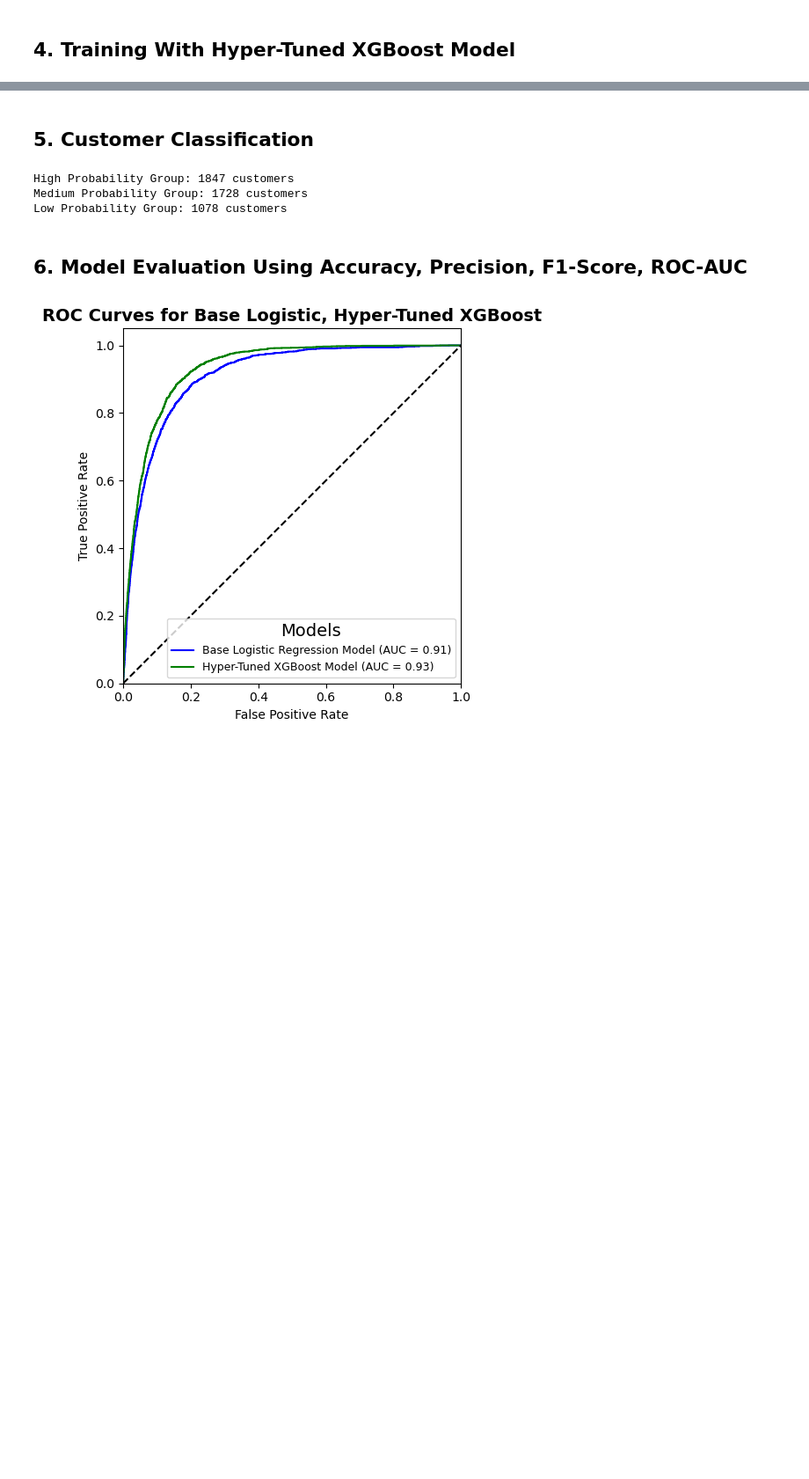
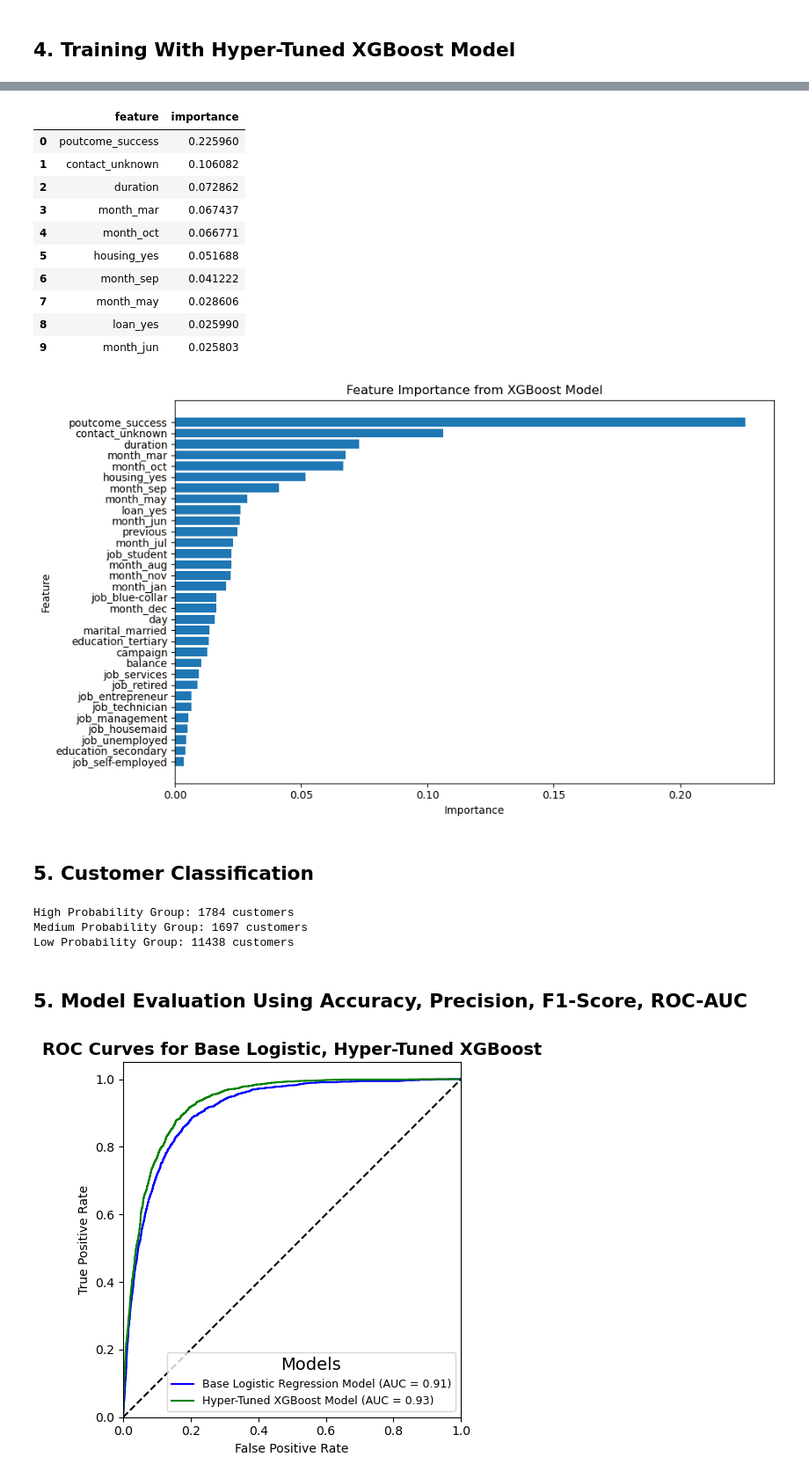
Before and after one commit to annugit1655/Bank-TeleMarketing, a Jupyter notebook: notebooks/07-model-tuning.ipynb, the cells around one changed output, grey strips where cells are left out. Shown at 88% size. Saved outputs shown, nothing was run; the diff lists cells and outputs as text; code cells hidden in the pictures; blank space fills up the shorter version.

```diff
--- a/notebooks/07-model-tuning.ipynb
+++ b/notebooks/07-model-tuning.ipynb
@@ -316,4 +316,38 @@ Balanced accuracy: 0.8605
 weighted avg       0.92      0.85      0.87     14919
+# %%
+# Feature Importance by fine-tuned model
+
+feature_importance_df = pd.DataFrame({
+    'feature': best_xgb.feature_names_in_.tolist(),
+    'importance': best_xgb.feature_importances_.tolist()
+})
+
+feature_importance_df = feature_importance_df.sort_values(by='importance', ascending=False).reset_index(drop=True)
+display(feature_importance_df[:10])
+
+# Visualize Feature Importance
+fig, ax = plt.subplots(figsize=(10, 6))
+ax.barh(feature_importance_df['feature'], feature_importance_df['importance'])
+ax.set_xlabel('Importance')
+ax.set_ylabel('Feature')
+ax.set_title('Feature Importance from XGBoost Model')
+ax.invert_yaxis()  # Invert y-axis to have the most important feature on top
+
+plt.tight_layout()
+plt.show()
+# %% [output]
+|  | feature | importance |
+| 0 | poutcome_success | 0.225960 |
+| 1 | contact_unknown | 0.106082 |
+| 2 | duration | 0.072862 |
+| 3 | month_mar | 0.067437 |
+| 4 | month_oct | 0.066771 |
+| 5 | housing_yes | 0.051688 |
+| 6 | month_sep | 0.041222 |
+| 7 | month_may | 0.028606 |
+| 8 | loan_yes | 0.025990 |
+| 9 | month_jun | 0.025803 |
+[figure, added]
 # %% [markdown]
 ## **5. Customer Classification**
 # %%
@@ -334,7 +368,7 @@ medium_prob_threshold = 0.5
 # Categorize the predicted probabilities into groups
 pred_df['group'] = pd.cut(
     pred_df['predicted_proba'],
-    bins=[0.3, medium_prob_threshold, high_prob_threshold, 1],
+    bins=[0, medium_prob_threshold, high_prob_threshold, 1],
     labels=['Low', 'Medium', 'High']
 )
 
@@ -348,11 +382,11 @@ print(f"High Probability Group: {len(high_prob_group)} customers")
 print(f"Medium Probability Group: {len(medium_prob_group)} customers")
 print(f"Low Probability Group: {len(low_prob_group)} customers")
 # %% [output]
-High Probability Group: 1847 customers
-Medium Probability Group: 1728 customers
-Low Probability Group: 1078 customers
+High Probability Group: 1784 customers
+Medium Probability Group: 1697 customers
+Low Probability Group: 11438 customers
 # %% [markdown]
-## **6. Model Evaluation Using Accuracy, Precision, F1-Score, ROC-AUC**
+## **5. Model Evaluation Using Accuracy, Precision, F1-Score, ROC-AUC**
 # %%
 
 base_pipeline = base_model_data
```
Also changed, not shown: parts of 8 cells of this notebook, 1 other file.
